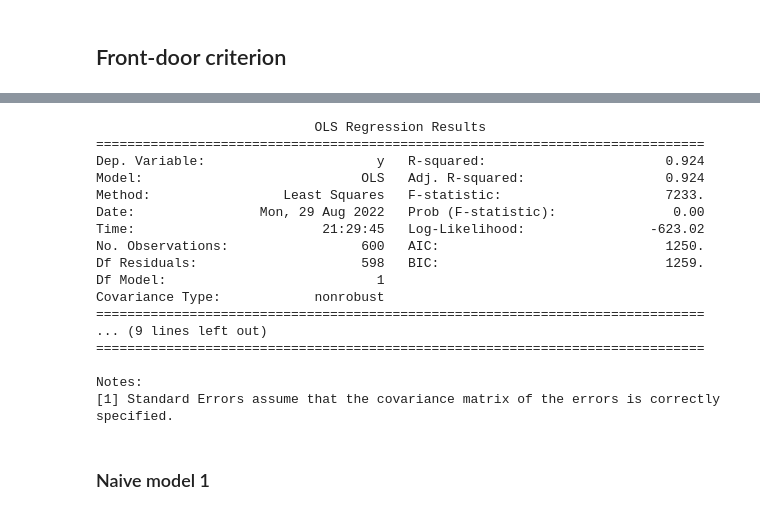
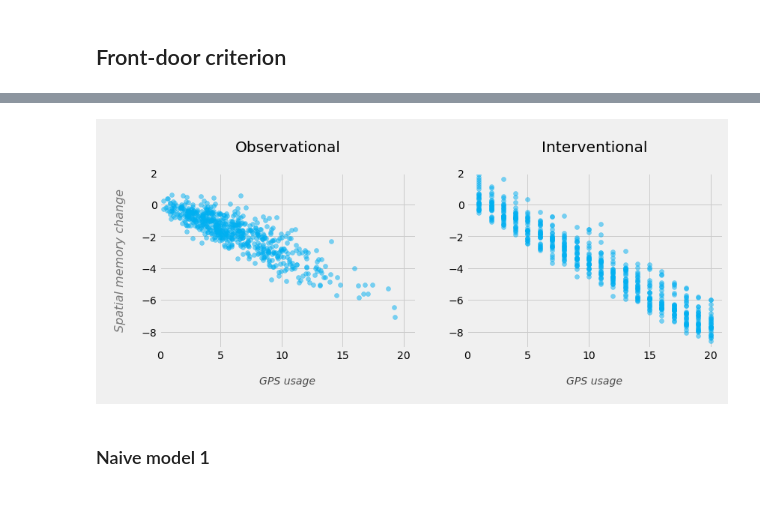
Before and after one commit to PacktPublishing/Causal-Inference-and-Discovery-in-Python, a Jupyter notebook: Chapter_06.ipynb, the cells around one changed output, grey strips where cells are left out. Drawn from its saved outputs; the diff is of its cells as text; code cells hidden in the pictures.

```diff
--- a/Chapter_06.ipynb
+++ b/Chapter_06.ipynb
@@ -320,36 +285,30 @@ Notes:
-# %%
-X = pd.DataFrame(
-    np.array(treatments).flatten().T,
-    columns=['GPS']
-)
-
-X = sm.add_constant(X, prepend=True)
-
-model = sm.OLS(
-    np.array(experiment_results).flatten(),
-    X
-)
-
-results = model.fit()
-
-print(results.summary())
-# %% [output]
-                            OLS Regression Results
-==============================================================================
-Dep. Variable:                      y   R-squared:                       0.924
-Model:                            OLS   Adj. R-squared:                  0.924
-Method:                 Least Squares   F-statistic:                     7233.
-Date:                Mon, 29 Aug 2022   Prob (F-statistic):               0.00
-Time:                        21:29:45   Log-Likelihood:                -623.02
-No. Observations:                 600   AIC:                             1250.
-Df Residuals:                     598   BIC:                             1259.
-Df Model:                           1
-Covariance Type:            nonrobust
-==============================================================================
-... (9 lines left out)
-==============================================================================
-
-Notes:
-[1] Standard Errors assume that the covariance matrix of the errors is correctly specified.
+# %%
+# Plot observational data
+plt.figure(figsize=(12, 4))
+
+# Observational
+plt.subplot(121)
+plt.scatter(gps_obs, memory_obs, alpha=.5, color=COLORS[0])
+plt.xlim(0, 21)
+plt.ylim(-9, 2)
+
+plt.title('\nObservational\n')
+plt.xlabel('\nGPS usage', alpha=.7, fontsize=14, style='italic')
+plt.ylabel('\nSpatial memory change\n', alpha=.5, fontsize=16, style='italic')
+
+
+# Interventional
+plt.subplot(122)
+
+plt.scatter(treatments, experiment_results, alpha=.5, color=COLORS[0])
+plt.xlim(0, 21)
+plt.ylim(-9, 2)
+
+plt.title('\nInterventional\n')
+plt.xlabel('\nGPS usage\n', alpha=.7, fontsize=14, style='italic')
+
+plt.show()
+# %% [output]
+[figure, added]
 # %% [markdown]
 ### Naive model 1
```
Also changed, not shown: parts of 34 cells of this notebook, 3 other files.
